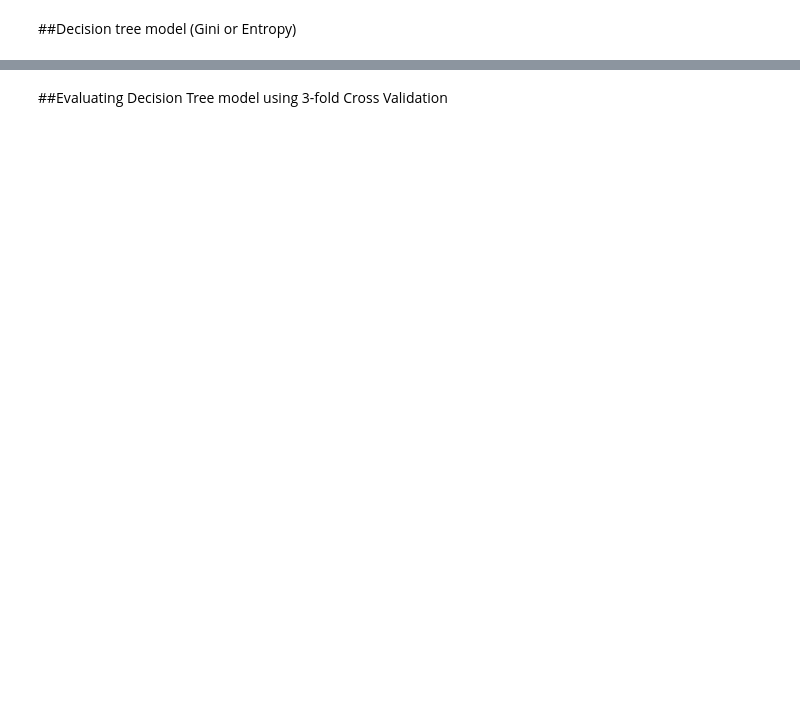
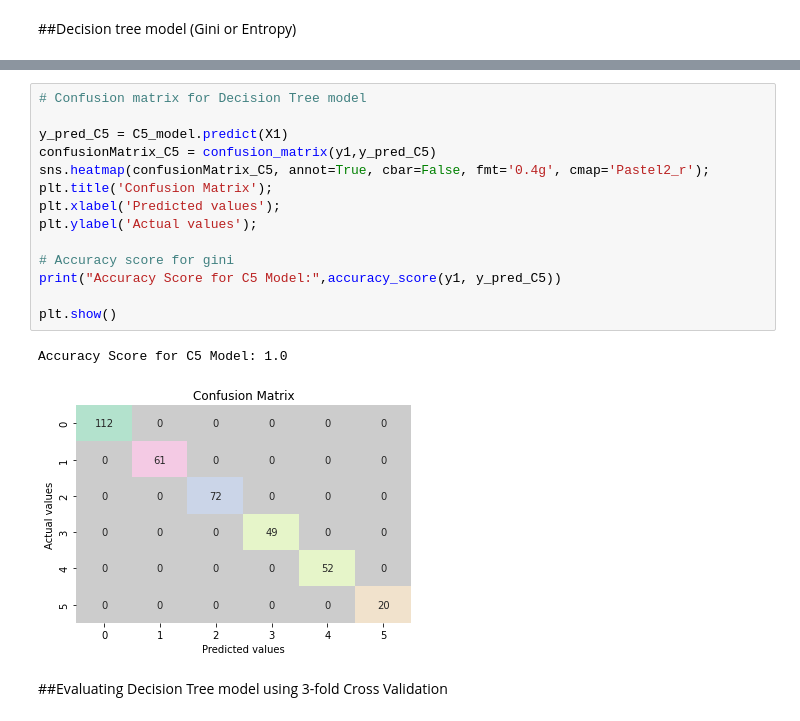
Before and after one commit to MugdhaYada/my_projects-IDS, a Jupyter notebook: HW7/Problem1_Python.ipynb, the cells around one changed output, grey strips where cells are left out. Cells and saved outputs as stored; diff of their text form; blank space fills up the shorter version.

```diff
--- a/HW7/Problem1_Python.ipynb
+++ b/HW7/Problem1_Python.ipynb
@@ -703,2 +791,19 @@ linear_model_3CV.mean()
+# %%
+# Confusion matrix for Decision Tree model
+
+y_pred_C5 = C5_model.predict(X1)
+confusionMatrix_C5 = confusion_matrix(y1,y_pred_C5)
+sns.heatmap(confusionMatrix_C5, annot=True, cbar=False, fmt='0.4g', cmap='Pastel2_r');
+plt.title('Confusion Matrix');
+plt.xlabel('Predicted values');
+plt.ylabel('Actual values');
+
+# Accuracy score for gini
+print("Accuracy Score for C5 Model:",accuracy_score(y1, y_pred_C5))
+
+plt.show()
+# %% [output]
+Accuracy Score for C5 Model: 1.0
+[figure, added]
 # %% [markdown]
 ##Evaluating Decision Tree model using 3-fold Cross Validation
```
Also changed, not shown: parts of 23 cells of this notebook.
